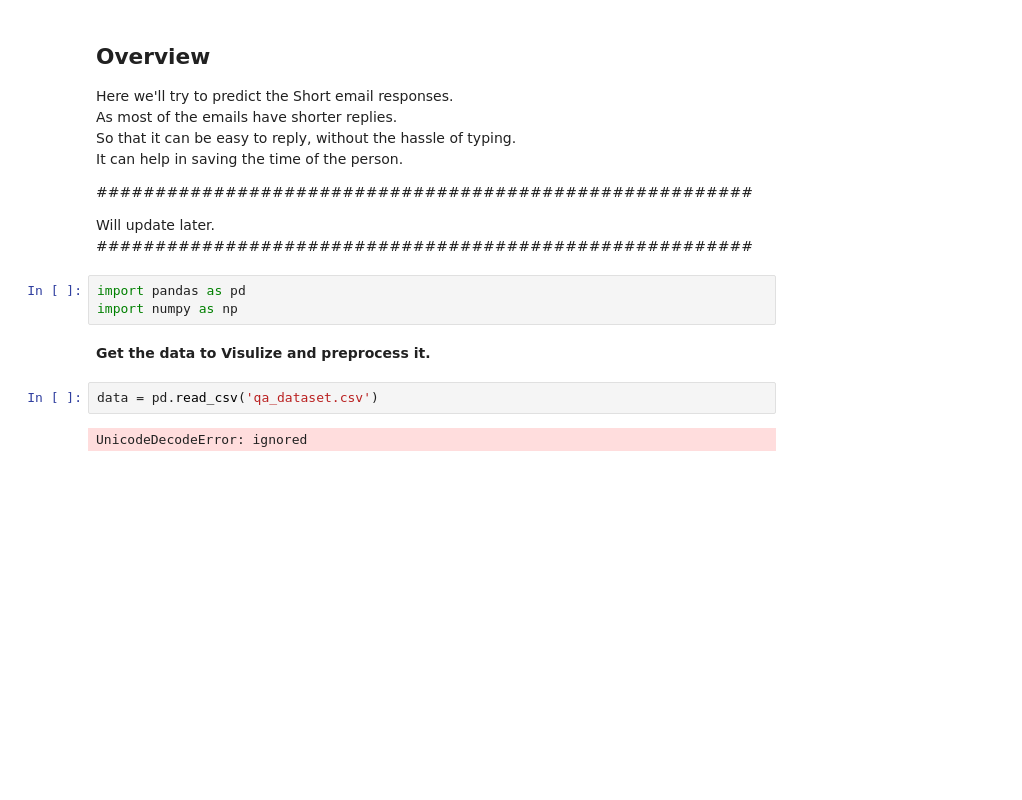
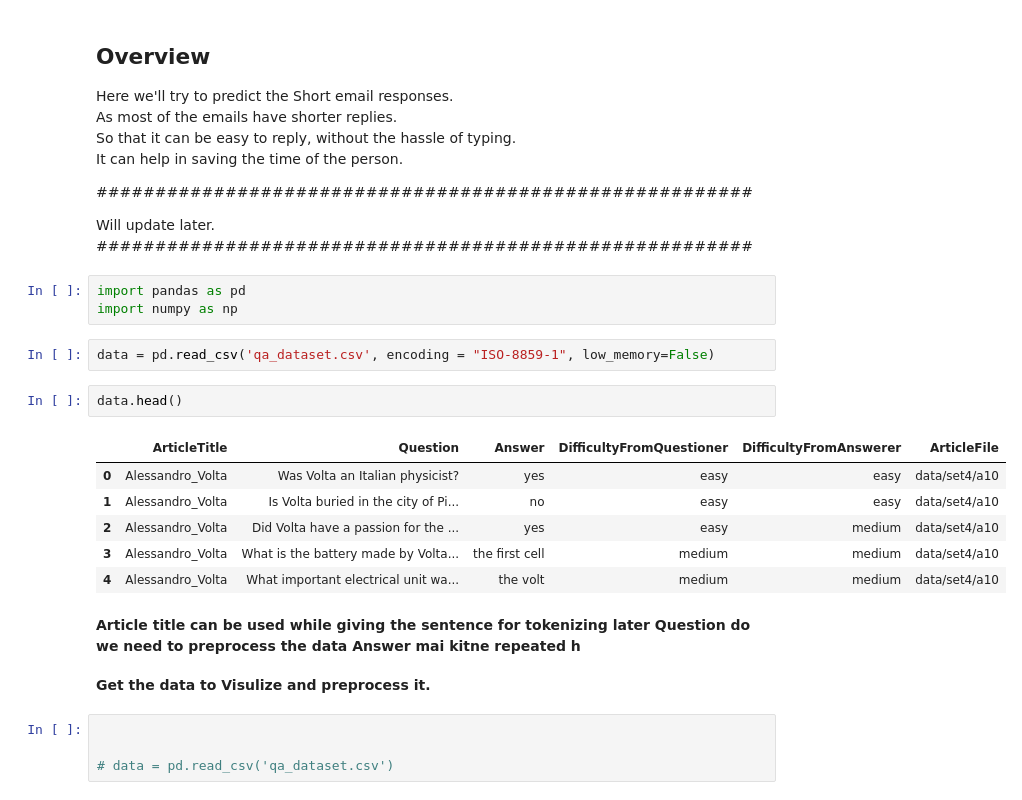
Before and after one commit to yatindma/Automated-Response-Suggestion-for-Email, a Jupyter notebook: Smart_Gmail_Reply.ipynb, the cells around one changed output. Drawn from its saved outputs; the diff is of its cells as text; blank space fills up the shorter version.

```diff
--- a/Smart_Gmail_Reply.ipynb
+++ b/Smart_Gmail_Reply.ipynb
@@ -16,9 +16,26 @@ Will update later.
 # %%
 import pandas as pd
 import numpy as np
+# %%
+data = pd.read_csv('qa_dataset.csv', encoding = "ISO-8859-1", low_memory=False)
+# %%
+data.head()
+# %% [output]
+|  | ArticleTitle | Question | Answer | DifficultyFromQuestioner | DifficultyFromAnswerer | ArticleFile |
+| 0 | Alessandro_Volta | Was Volta an Italian physicist? | yes | easy | easy | data/set4/a10 |
+| 1 | Alessandro_Volta | Is Volta buried in the city of Pi... | no | easy | easy | data/set4/a10 |
+| 2 | Alessandro_Volta | Did Volta have a passion for the ... | yes | easy | medium | data/set4/a10 |
+| 3 | Alessandro_Volta | What is the battery made by Volta... | the first cell | medium | medium | data/set4/a10 |
+| 4 | Alessandro_Volta | What important electrical unit wa... | the volt | medium | medium | data/set4/a10 |
+# %% [markdown]
+<b>
+Article title can be used while giving the sentence for tokenizing later
+Question do we need to preprocess the data
+Answer mai kitne repeated h
+</b>
 # %% [markdown]
 <b>Get the data to Visulize and preprocess it.<b>
 # %%
-data = pd.read_csv('qa_dataset.csv')
+
+
+# data = pd.read_csv('qa_dataset.csv')
-# %% [output]
-UnicodeDecodeError: ignored
```
Also changed, not shown: parts of 2 cells of this notebook.
